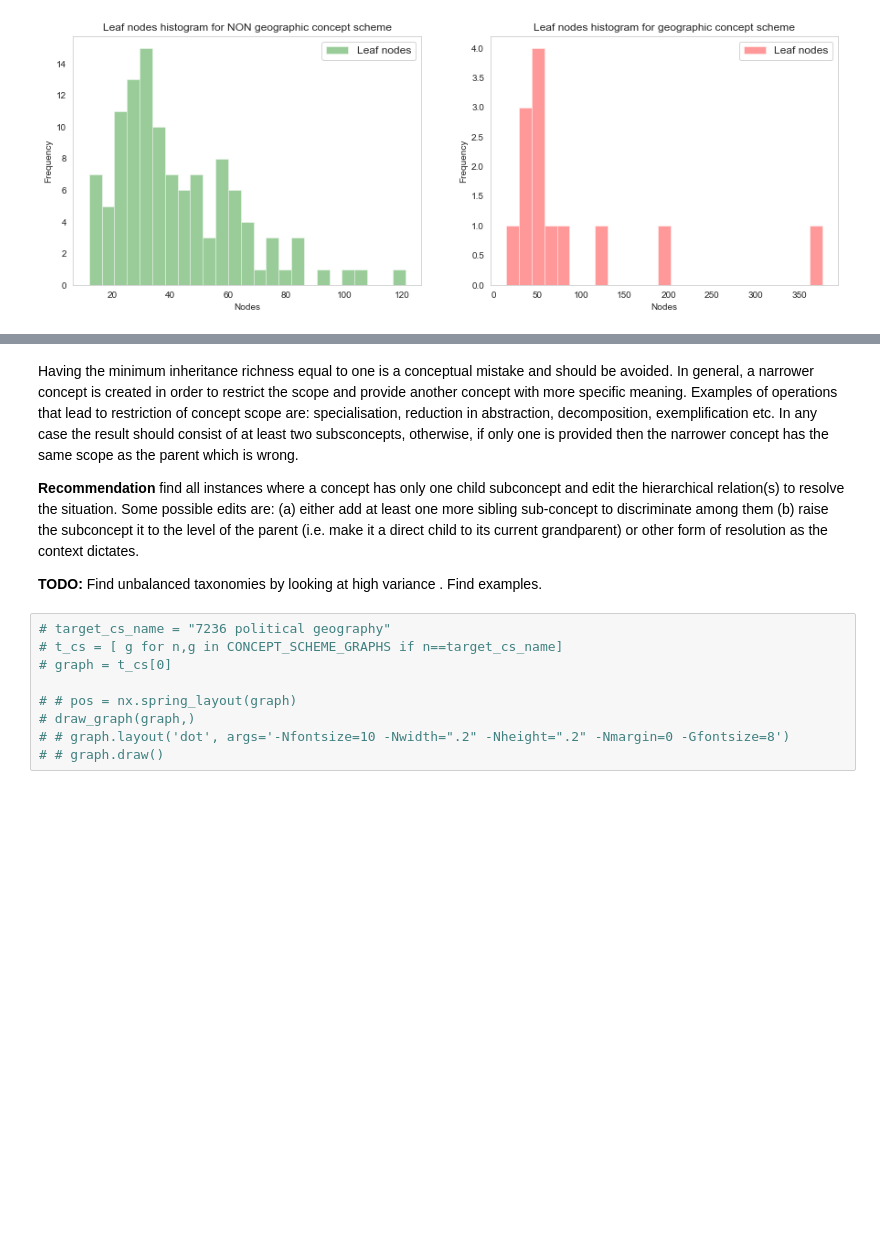
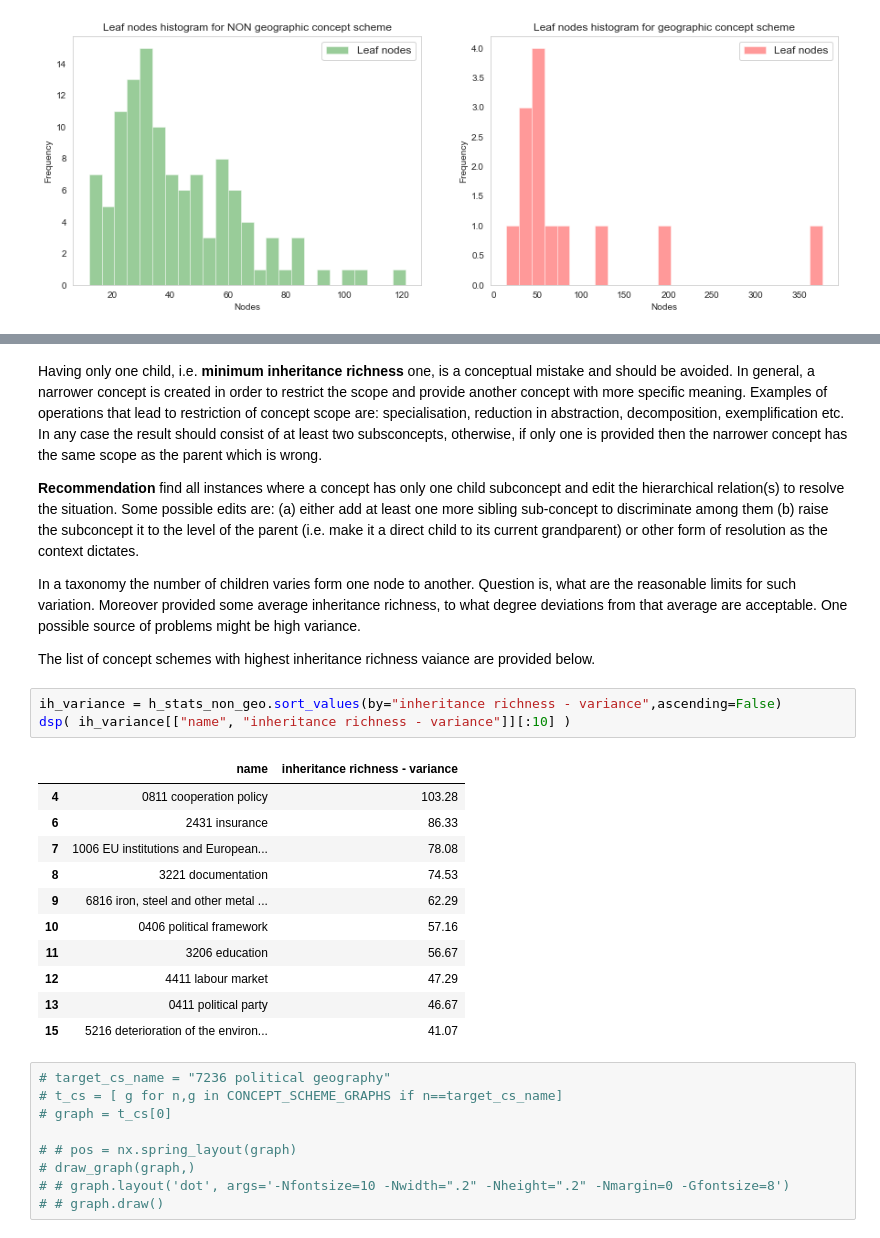
Before and after one commit to meaningfy-ws/taxonomy-metrics, a Jupyter notebook: eurovoc_analisys_topology.ipynb, the cells around one changed output, grey strips where cells are left out. Drawn from its saved outputs; the diff is of its cells as text; blank space fills up the shorter version.

```diff
--- a/eurovoc_analisys_topology.ipynb
+++ b/eurovoc_analisys_topology.ipynb
@@ -210,12 +242,28 @@ draw_hist(h_stats_non_geo["inheritance richness - variance"],label="inheritance
 [figure]
 [figure]
 # %% [markdown]
-Having the minimum inheritance richness equal to one is a conceptual mistake and should be avoided. In general, a narrower concept is created in order to restrict the scope and provide another concept with more specific meaning. Examples of operations that lead to restriction of concept scope are: specialisation, reduction in abstraction, decomposition, exemplification etc. In any case the result should consist of at least two subsconcepts, otherwise, if only one is provided then the narrower concept has the same scope as the parent which is wrong.
+Having only one child, i.e. **minimum inheritance richness** one, is a conceptual mistake and should be avoided. In general, a narrower concept is created in order to restrict the scope and provide another concept with more specific meaning. Examples of operations that lead to restriction of concept scope are: specialisation, reduction in abstraction, decomposition, exemplification etc. In any case the result should consist of at least two subsconcepts, otherwise, if only one is provided then the narrower concept has the same scope as the parent which is wrong.
 
 **Recommendation** find all instances where a concept has only one child subconcept and edit the hierarchical relation(s) to resolve the situation. Some possible edits are: (a) either add at least one more sibling sub-concept to discriminate among them (b) raise the subconcept it to the level of the parent (i.e. make it a direct child to its current grandparent) or other form of resolution as the context dictates.
 
+In a taxonomy the number of children varies form one node to another. Question is, what are the reasonable limits for such variation. Moreover provided some average inheritance richness, to what degree deviations from that average are acceptable. One possible source of problems might be high variance.
 
-**TODO:** Find unbalanced taxonomies by looking at high variance . Find examples.
+The list of concept schemes with highest inheritance richness vaiance are provided below.
+# %%
+ih_variance = h_stats_non_geo.sort_values(by="inheritance richness - variance",ascending=False)
+dsp( ih_variance[["name", "inheritance richness - variance"]][:10] )
+# %% [output]
+|  | name | inheritance richness - variance |
+| 4 | 0811 cooperation policy | 103.28 |
+| 6 | 2431 insurance | 86.33 |
+| 7 | 1006 EU institutions and European... | 78.08 |
+| 8 | 3221 documentation | 74.53 |
+| 9 | 6816 iron, steel and other metal ... | 62.29 |
+| 10 | 0406 political framework | 57.16 |
+| 11 | 3206 education | 56.67 |
+| 12 | 4411 labour market | 47.29 |
+| 13 | 0411 political party | 46.67 |
+| 15 | 5216 deterioration of the environ... | 41.07 |
 # %%
 # target_cs_name = "7236 political geography"
 # t_cs = [ g for n,g in CONCEPT_SCHEME_GRAPHS if n==target_cs_name]
```
Also changed, not shown: parts of 6 cells of this notebook.
